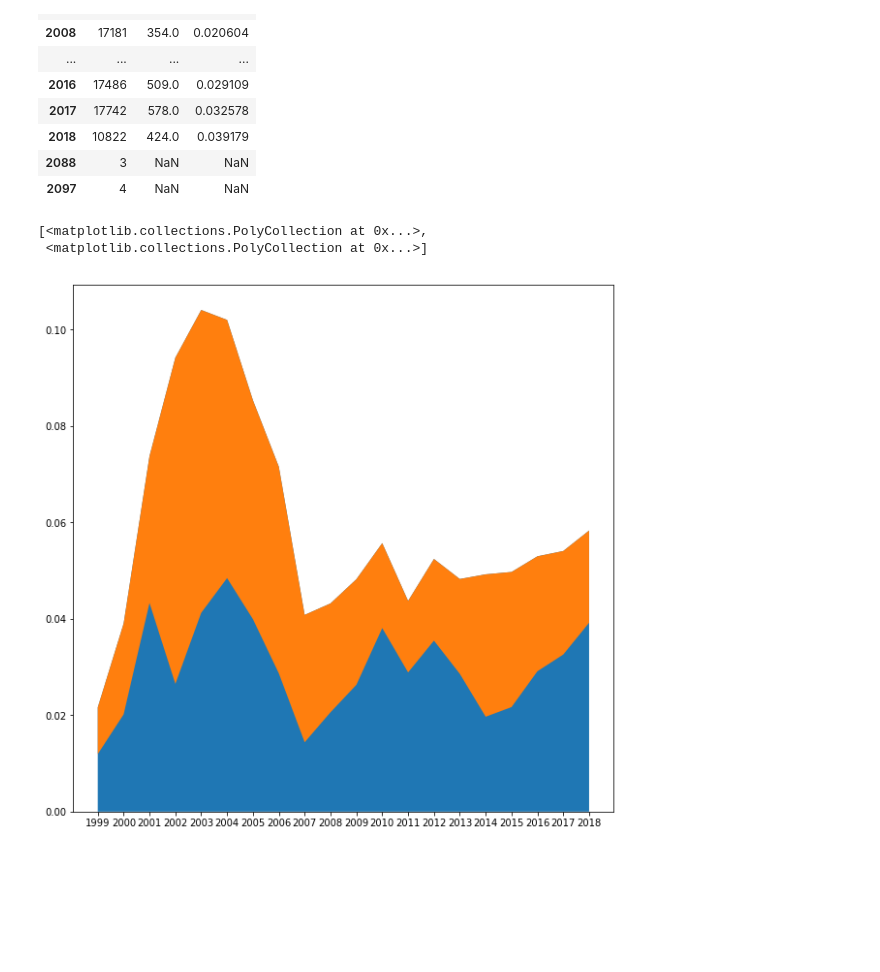
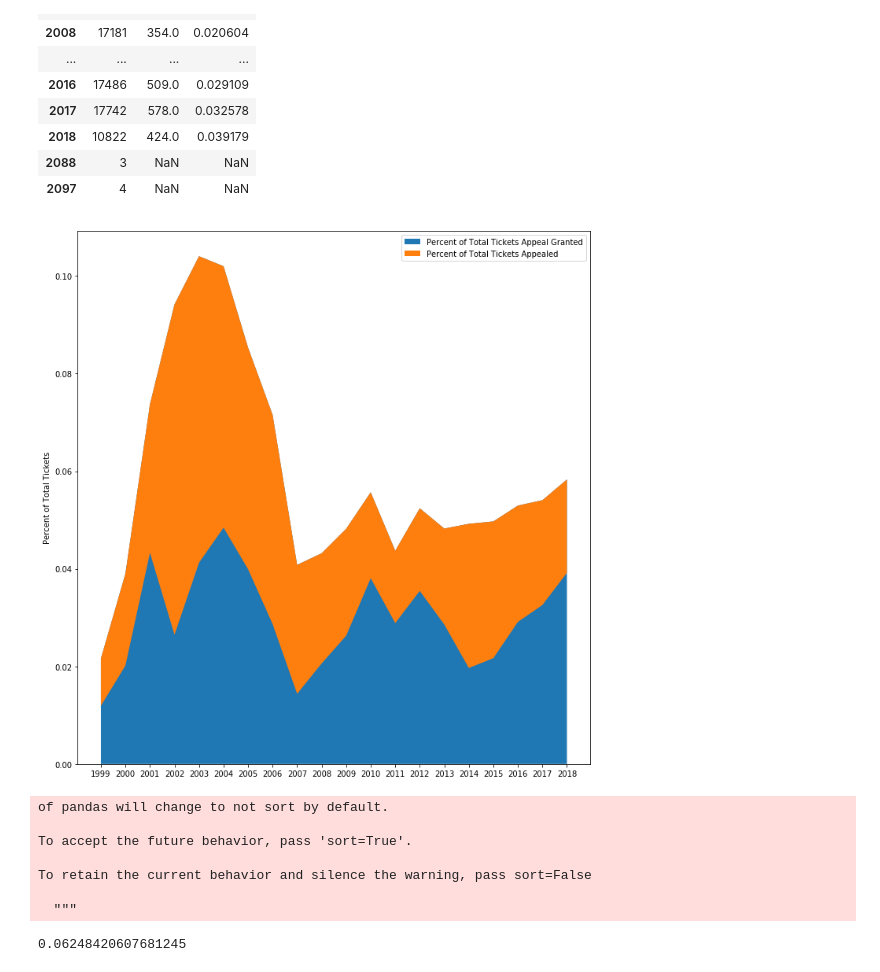
Before and after one commit to andrewbovey/Charlottesville-Parking-Tickets, a Jupyter notebook: Appeal_Data_Exploration.ipynb, the cells around one changed output. Cells and saved outputs as stored; diff of their text form; code cells hidden in the pictures; blank space fills up the shorter version.

```diff
--- a/Appeal_Data_Exploration.ipynb
+++ b/Appeal_Data_Exploration.ipynb
@@ -30,2 +30,5 @@ pending      721
 denied     13055
 dtype: int64
+# %%
+appeal['ViolationDescription'] = appeal['ViolationDescription'].str.strip()
+appeal
@@ -356,10 +390,38 @@ To retain the current behavior and silence the warning, pass sort=False
 # %%
 x = percentappealtime.index.values
 x1 = appealsuccessyear.index.values
 y1 = percentappealtime['perc']
 y2 = appealsuccesstotal['perc']
-plt.stackplot(x,y1, (y2-y1))
+fig3, ax3 = plt.subplots()
+labels = ['Percent of Total Tickets Appeal Granted', 'Percent of Total Tickets Appealed']
+
+ax3.stackplot(x,y1, (y2-y1), labels = labels)
+ax3.legend(loc=1)
+ax3.set_ylabel('Percent of Total Tickets')
+plt.rc('axes', labelsize = 10)
+#plt.show()
+plt.rc('ytick', labelsize=10)
+
+plt.tight_layout()
+plt.savefig('appealsattempted.png')
 # %% [output]
-[<matplotlib.collections.PolyCollection at 0x...>,
- <matplotlib.collections.PolyCollection at 0x...>]
-[figure, old version]
+[figure, new version]
+# %%
+#percent appealed overall
+
+#count value of tickets by year, add to appeals by year, and calculate percentage
+ticketsbyyear = pd.value_counts(tickets['year'].values, sort = False)
+percentappealtime = pd.concat([appealbyyear, ticketsbyyear], axis=1)
+totalappealed = pd.Series(percentappealtime[0]).sum()
+totaltickets = pd.Series(percentappealtime[1]).sum()
+appealpercent = totalappealed/totaltickets
+appealpercent
+# %% [output]
+of pandas will change to not sort by default.
+
+To accept the future behavior, pass 'sort=True'.
+
+To retain the current behavior and silence the warning, pass sort=False
+
+  """
+0.06248420607681245
```
Also changed, not shown: parts of 7 cells of this notebook.
